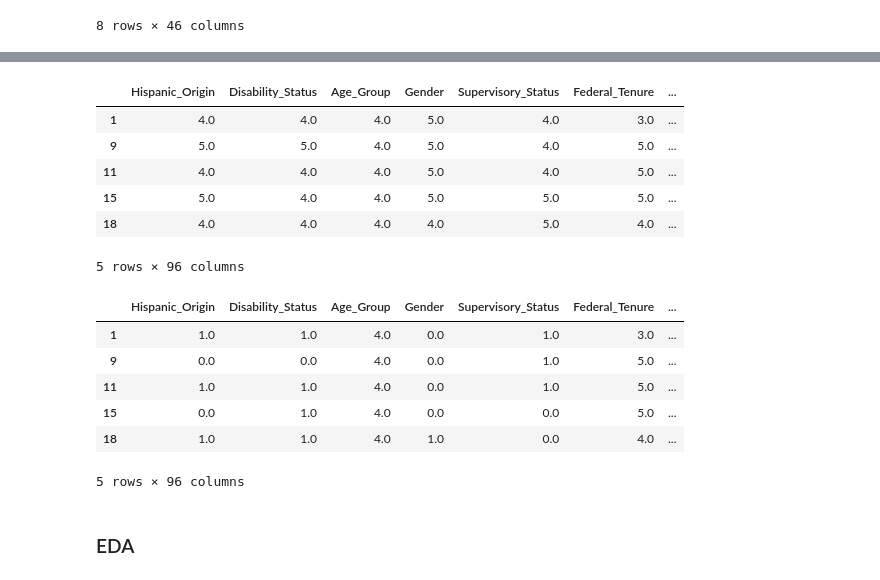
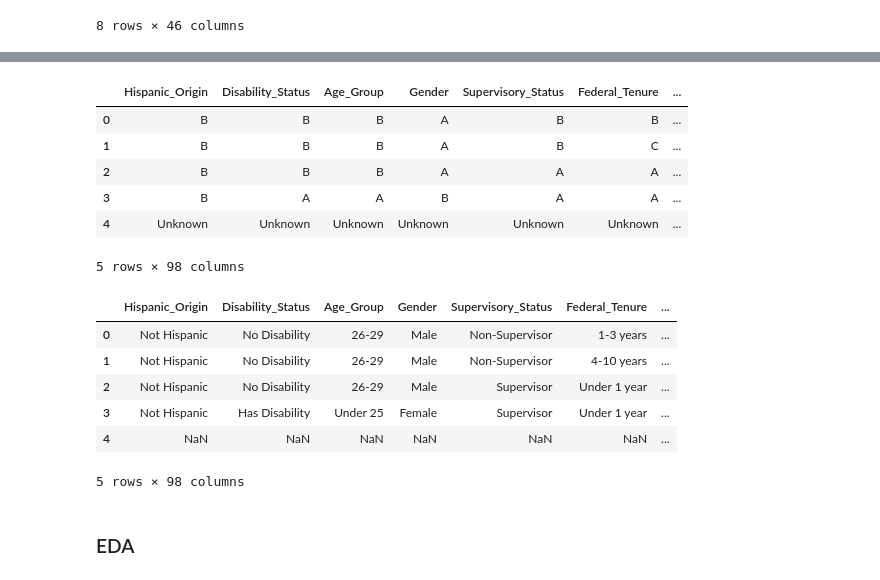
Before and after one commit to sophiaajensen/ADS599_CapstoneProject, a Jupyter notebook: 2023FEV.ipynb, the cells around one changed output, grey strips where cells are left out. Cells and saved outputs as stored; diff of their text form; code cells hidden in the pictures.

Commit message:
Upload FEVS data EDA

```diff
--- a/2023FEV.ipynb
+++ b/2023FEV.ipynb
@@ -92,8 +92,19 @@ likert_map = {
     'E': 1,
     'X': None
 }
-# exclude last 2 columns
-df = df.iloc[:, :-2].replace(likert_map).apply(pd.to_numeric, errors='coerce') # Exclude the last two columns (POSTWT, Year)
+
+# Identify columns that start with 'Q' (survey questions)
+q_cols = [col for col in df.columns if col.startswith('Q')]
+
+# Apply the mapping only to those 'Q' columns
+df_q = df[q_cols].replace(likert_map)
+
+# Convert numeric values, keep 'No Response' strings intact
+df_q = df_q.apply(pd.to_numeric, errors='ignore')
+
+# Recombine with the rest of the data (non-'Q' columns)
+df_rest = df.drop(columns=q_cols)
+df = pd.concat([df_rest, df_q], axis=1)
 # %%
 df.head()
 # %% [output]
@@ -132,0 +133,13 @@ Since the dataset has over 625,000 rows, removing rows with missing values is a
+# %%
+# Get demographic and survey columns
+demo_cols = [col for col in df.columns if col.startswith('D')] # Demographic columns (start with D)
+survey_cols = [col for col in df.columns if col.startswith('Q')] # Survey columns (start with Q)
+
+# FIll missing values in demographic columns with 'Unknown'
+df[demo_cols] = df[demo_cols].fillna('Unknown')
+
+# Fill missing values in survey columns with 'No Response'
+df[survey_cols] = df[survey_cols].fillna('No Response')
+
+# Save to a new dataframe called clean_df
+clean_df = df.copy()
@@ -133,22 +156,22 @@ Since the dataset has over 625,000 rows, removing rows with missing values is a
 # %%
 # Rename demographic columns for clarity
-df_clean.rename(columns={
+clean_df.rename(columns={
     'DHISP': 'Hispanic_Origin',
     'DDIS': 'Disability_Status',
     'DAGEGRP': 'Age_Group',
     'DSEX': 'Gender',
     'DSUPER': 'Supervisory_Status',
     'DFEDTEN': 'Federal_Tenure',
     'DMIL': 'Military_Service_Status',
     'DLEAVING': 'Intent_to_Leave'
 }, inplace=True)
 
-df_clean.head()
+clean_df.head()
 # %% [output]
 |  | Hispanic_Origin | Disability_Status | Age_Group | Gender | Supervisory_Status | Federal_Tenure | ... |
-| 1 | 4.0 | 4.0 | 4.0 | 5.0 | 4.0 | 3.0 | ... |
-| 9 | 5.0 | 5.0 | 4.0 | 5.0 | 4.0 | 5.0 | ... |
-| 11 | 4.0 | 4.0 | 4.0 | 5.0 | 4.0 | 5.0 | ... |
-| 15 | 5.0 | 4.0 | 4.0 | 5.0 | 5.0 | 5.0 | ... |
-| 18 | 4.0 | 4.0 | 4.0 | 4.0 | 5.0 | 4.0 | ... |
+| 0 | B | B | B | A | B | B | ... |
+| 1 | B | B | B | A | B | C | ... |
+| 2 | B | B | B | A | A | A | ... |
+| 3 | B | A | A | B | A | A | ... |
+| 4 | Unknown | Unknown | Unknown | Unknown | Unknown | Unknown | ... |
-5 rows × 96 columns
+5 rows × 98 columns
@@ -164,10 +205,10 @@ df_clean['Supervisory_Status'] = df_clean['Supervisory_Status'].replace(binary_m
 # %%
-df_clean.head()
+clean_df.head()
 # %% [output]
 |  | Hispanic_Origin | Disability_Status | Age_Group | Gender | Supervisory_Status | Federal_Tenure | ... |
-| 1 | 1.0 | 1.0 | 4.0 | 0.0 | 1.0 | 3.0 | ... |
-| 9 | 0.0 | 0.0 | 4.0 | 0.0 | 1.0 | 5.0 | ... |
-| 11 | 1.0 | 1.0 | 4.0 | 0.0 | 1.0 | 5.0 | ... |
-| 15 | 0.0 | 1.0 | 4.0 | 0.0 | 0.0 | 5.0 | ... |
-| 18 | 1.0 | 1.0 | 4.0 | 1.0 | 0.0 | 4.0 | ... |
+| 0 | Not Hispanic | No Disability | 26-29 | Male | Non-Supervisor | 1-3 years | ... |
+| 1 | Not Hispanic | No Disability | 26-29 | Male | Non-Supervisor | 4-10 years | ... |
+| 2 | Not Hispanic | No Disability | 26-29 | Male | Supervisor | Under 1 year | ... |
+| 3 | Not Hispanic | Has Disability | Under 25 | Female | Supervisor | Under 1 year | ... |
+| 4 | NaN | NaN | NaN | NaN | NaN | NaN | ... |
-5 rows × 96 columns
+5 rows × 98 columns
```
Also changed, not shown: parts of 18 cells of this notebook, 1 other file.
